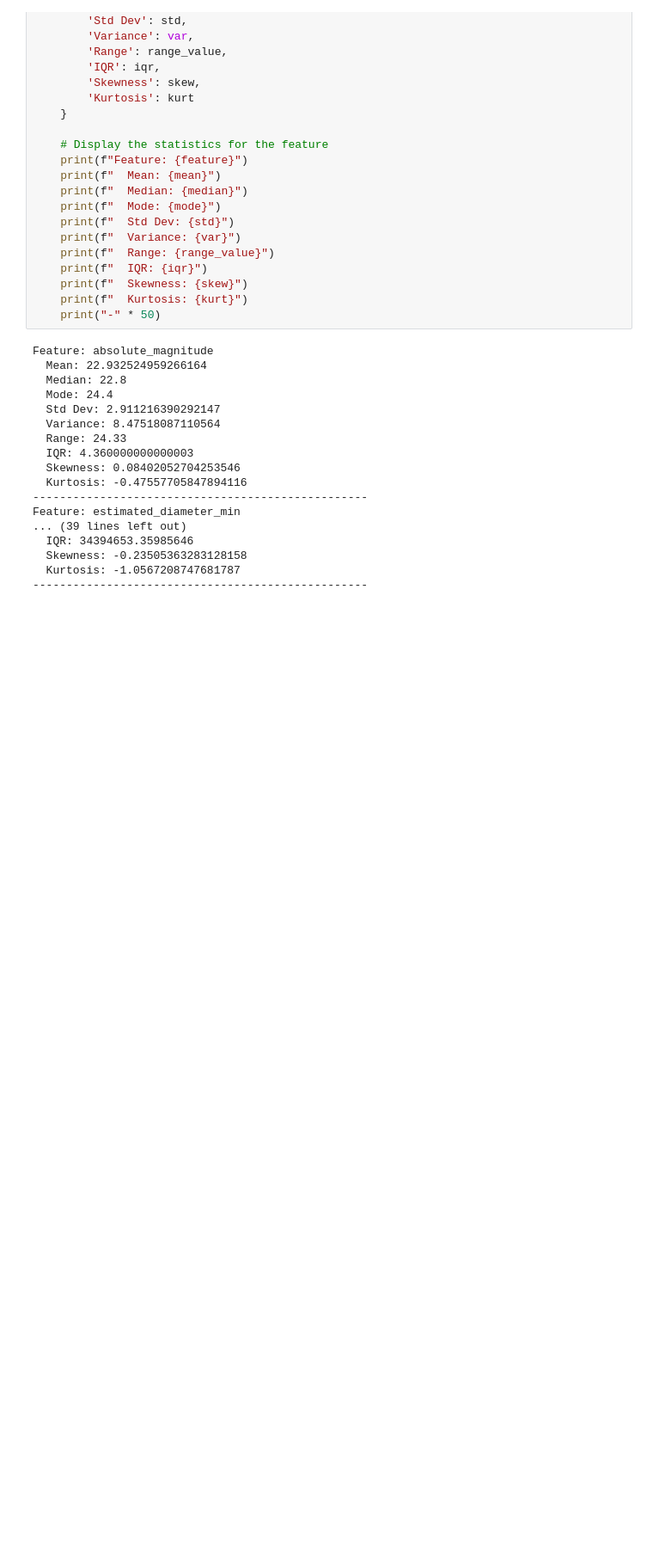
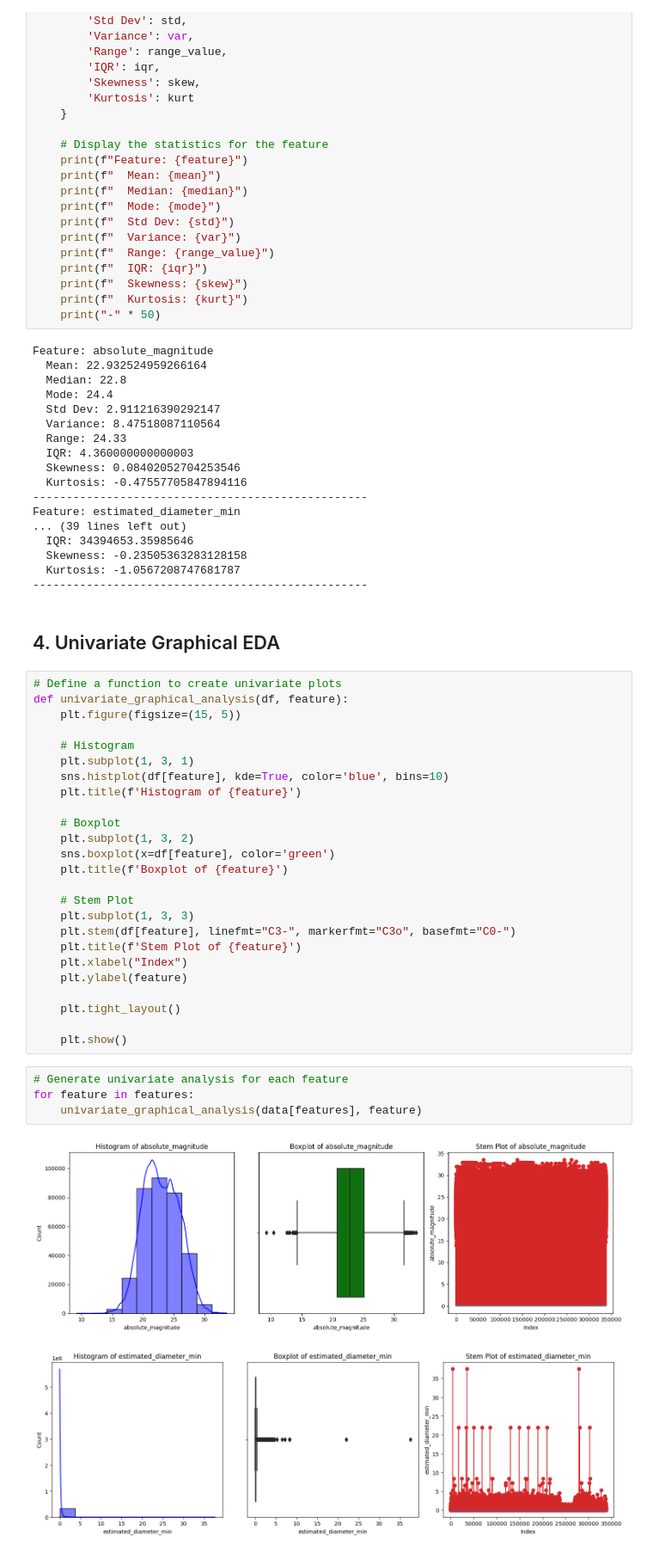
Before and after one commit to surajkarki66/Near_Earth_Objects_Danger_Risk_Prediction, a Jupyter notebook: notebooks/3_EDA.ipynb, the cells around one changed output. Shown at 86% size. Saved outputs shown, nothing was run; the diff lists cells and outputs as text; blank space fills up the shorter version.

```diff
--- a/notebooks/3_EDA.ipynb
+++ b/notebooks/3_EDA.ipynb
@@ -103,3 +106,37 @@ Feature: estimated_diameter_min
   Skewness: -0.23505363283128158
   Kurtosis: -1.0567208747681787
 --------------------------------------------------
+# %% [markdown]
+## 4. Univariate Graphical EDA
+# %%
+# Define a function to create univariate plots
+def univariate_graphical_analysis(df, feature):
+    plt.figure(figsize=(15, 5))
+
+    # Histogram
+    plt.subplot(1, 3, 1)
+    sns.histplot(df[feature], kde=True, color='blue', bins=10)
+    plt.title(f'Histogram of {feature}')
+
+    # Boxplot
+    plt.subplot(1, 3, 2)
+    sns.boxplot(x=df[feature], color='green')
+    plt.title(f'Boxplot of {feature}')
+
+    # Stem Plot
+    plt.subplot(1, 3, 3)
+    plt.stem(df[feature], linefmt="C3-", markerfmt="C3o", basefmt="C0-")
+    plt.title(f'Stem Plot of {feature}')
+    plt.xlabel("Index")
+    plt.ylabel(feature)
+
+    plt.tight_layout()
+
+    plt.show()
+# %%
+# Generate univariate analysis for each feature
+for feature in features:
+    univariate_graphical_analysis(data[features], feature)
+# %% [output]
+[figure, added]
+[figure, added]
```
Also changed, not shown: parts of 9 cells of this notebook.
